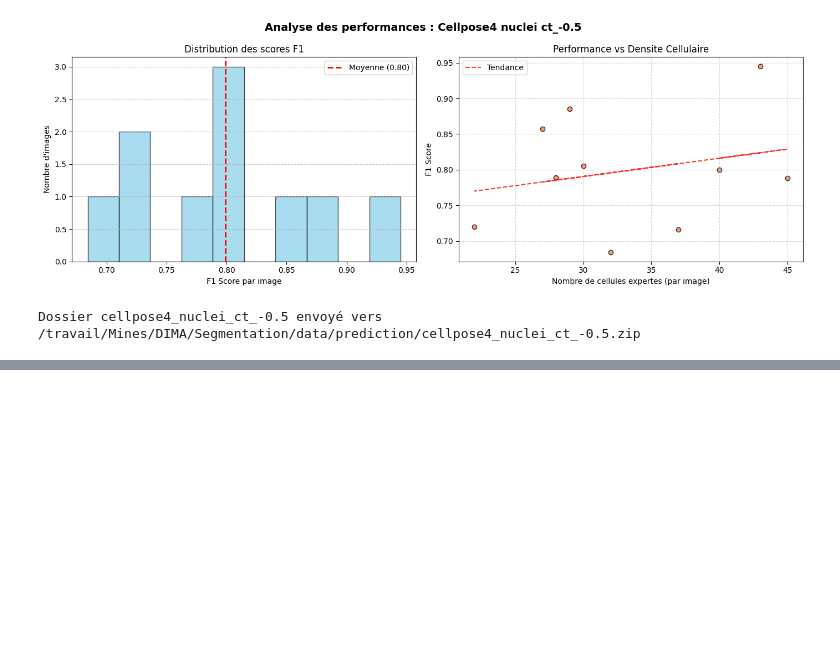
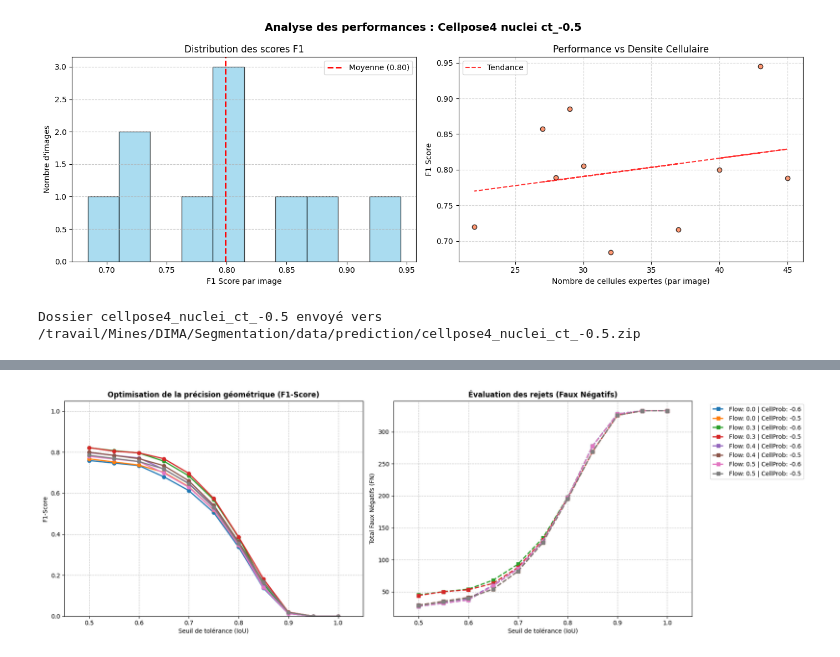
Before and after one commit to GautierGabriel/DIMA, a Jupyter notebook: scripts/cellpose4.ipynb, the cells around one changed output, grey strips where cells are left out. Cells and saved outputs as stored; diff of their text form; code cells hidden in the pictures; blank space fills up the shorter version.

```diff
--- a/scripts/cellpose4.ipynb
+++ b/scripts/cellpose4.ipynb
@@ -862,3 +836,17 @@ F1-Score Moyen (Macro)   : 0.799
 oc.download_path('/content/data/prediction/cellpose4_nuclei_ct_-0.5','/travail/Mines/DIMA/Segmentation/data/prediction/cellpose4_nuclei_ct_-0.5')
 # %% [output]
 Dossier cellpose4_nuclei_ct_-0.5 envoyé vers /travail/Mines/DIMA/Segmentation/data/prediction/cellpose4_nuclei_ct_-0.5.zip
+# %%
+import numpy as np
+
+# Mélange aléatoire mais reproductible de vos identifiants
+ids_shuffled = np.random.RandomState(42).permutation(ids_train)
+
+# Découpage strict en 4 blocs (arrays)
+blocs = np.array_split(ids_shuffled, 4)
+
+# Conversion en listes simples
+ids_A = blocs[0].tolist()
+ids_B = blocs[1].tolist()
+ids_C = blocs[2].tolist()
+ids_D = blocs[3].tolist()
@@ -864,0 +1111,80 @@ Dossier cellpose4_nuclei_ct_-0.5 envoyé vers /travail/Mines/DIMA/Segmentation/d
+# %%
+import os
+import numpy as np
+import matplotlib.pyplot as plt
+from cellpose import models, io
+
+io.logger_setup()
+ev = tool.Stats()
+
+mode_actuel = 'Nuc'
+nom_modele = f'cellpose4_nuclei'
+chemin_modele = './models/cellpose4_nuclei.pth'
+
+model = models.CellposeModel(gpu=True, pretrained_model=chemin_modele)
+# X_val_multi, Y_val_true = visualizer.load_channel(ids_val, mode=mode_actuel)
+
+X_val_multi, Y_val_true = visualizer.load_set(ids_val, mode='Nuc')
+
+
+# Grille de recherche
+flow_thresholds = [0.0,0.3,0.4, 0.5]
+cellprob_thresholds = [ -0.6,-0.5]
+
+# Initialisation de DEUX subplots
+fig, (ax_f1, ax_fn) = plt.subplots(1, 2, figsize=(18, 6))
+
+# CORRECTION : Création du dictionnaire d'archivage
+stockage_resultats_bruts = {}
+
+for f_t in flow_thresholds:
+    for c_t in cellprob_thresholds:
+
+        # CORRECTION : Nom de variable unifié
+        all_results_combinaison = []
+        masks_pred_list = []
+
+        nom_complet = f"Flow: {f_t} | CellProb: {c_t}"
+        print(f"Calcul en cours : {nom_complet}...")
+
+        for idx, img_id in enumerate(ids_val):
+            img_stack = X_val_multi[idx]
+            true_mask = Y_val_true[idx]
+
+            masks, _, _ = model.eval(
+                img_stack,
+                # channels=[1, 2],
+                resample=True,
+                flow_threshold=f_t,
+                cellprob_threshold=c_t
+            )
+
+            masks_pred_list.append(masks)
+            all_results_combinaison.append(ev.report(nom_complet, true_mask, masks, show=False))
+
+        # On trace la courbe sur l'axe de comparaison
+        ev.plot_f1_vs_iou(Y_val_true, masks_pred_list, ax=(ax_f1, ax_fn), show=False)
+
+        if ax_f1.lines:
+            ax_f1.lines[-1].set_label(nom_complet)
+            ax_fn.lines[-1].set_label(nom_complet)
+
+        # CORRECTION : Archivage des résultats pour cette combinaison
+        stockage_resultats_bruts[nom_complet] = all_results_combinaison
+
+# Formatage final global
+ax_f1.set_title("Optimisation de la précision géométrique (F1-Score)", fontweight='bold')
+ax_fn.set_title("Évaluation des rejets (Faux Négatifs)", fontweight='bold')
+
+# Une seule légende placée sur le second graphique
+ax_fn.legend(bbox_to_anchor=(1.05, 1), loc='upper left')
+
+plt.tight_layout()
+plt.show()
+
+# Génération successive de tous les rapports globaux
+print("\n--- GÉNÉRATION DES RAPPORTS DÉTAILLÉS ---")
+for nom_complet, resultats in stockage_resultats_bruts.items():
+    print(f"\nReport pour {nom_complet} :")
+    df_final = ev.global_report(resultats, model_name=f"{nom_modele} - {nom_complet}")
+# %% [output]
@@ -864,0 +1208 @@ Dossier cellpose4_nuclei_ct_-0.5 envoyé vers /travail/Mines/DIMA/Segmentation/d
+[figure, added]
```
Also changed, not shown: parts of 17 cells of this notebook, 21 other files.
